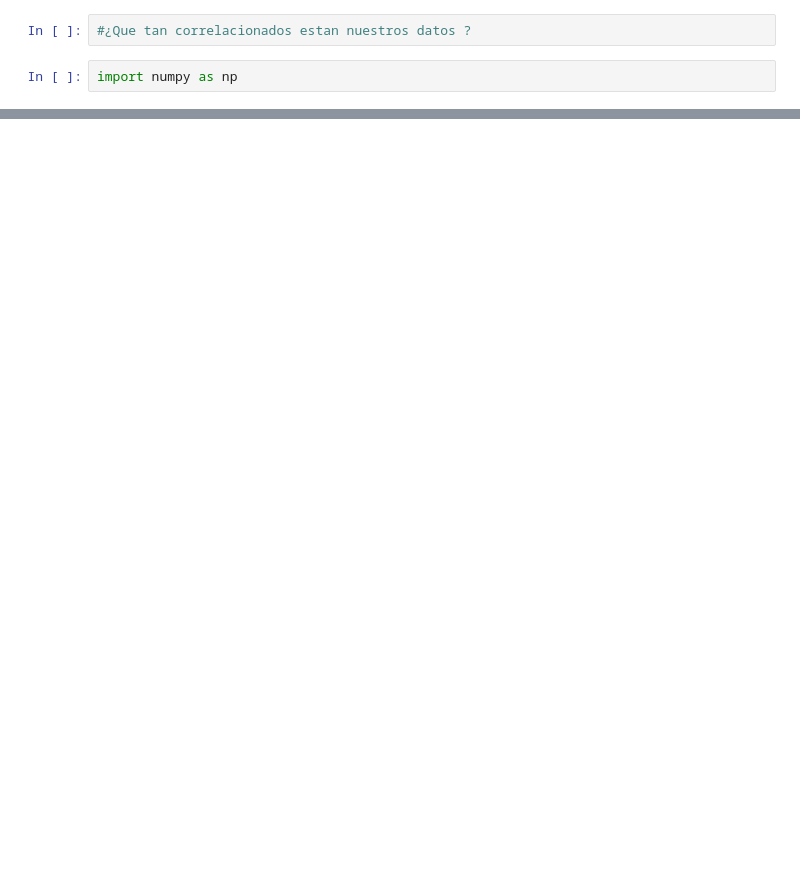
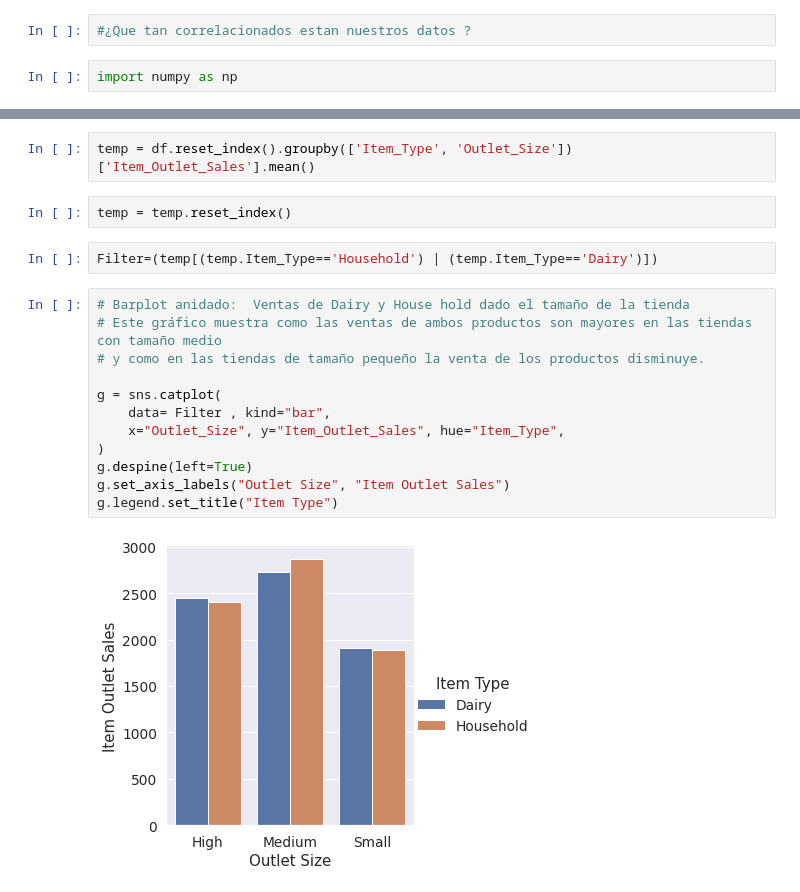
Before and after one commit to LuisaUpegui/sales_predictions-, a Jupyter notebook: sales_predictions.ipynb, the cells around one changed output, grey strips where cells are left out. Cells and saved outputs as stored; diff of their text form; blank space fills up the shorter version.

```diff
--- a/sales_predictions.ipynb
+++ b/sales_predictions.ipynb
@@ -340,0 +324,20 @@ plt.show()
+# %%
+temp = df.reset_index().groupby(['Item_Type', 'Outlet_Size'])['Item_Outlet_Sales'].mean()
+# %%
+temp = temp.reset_index()
+# %%
+Filter=(temp[(temp.Item_Type=='Household') | (temp.Item_Type=='Dairy')])
+# %%
+# Barplot anidado:  Ventas de Dairy y House hold dado el tamaño de la tienda
+# Este gráfico muestra como las ventas de ambos productos son mayores en las tiendas con tamaño medio
+# y como en las tiendas de tamaño pequeño la venta de los productos disminuye.
+
+g = sns.catplot(
+    data= Filter , kind="bar",
+    x="Outlet_Size", y="Item_Outlet_Sales", hue="Item_Type",
+)
+g.despine(left=True)
+g.set_axis_labels("Outlet Size", "Item Outlet Sales")
+g.legend.set_title("Item Type")
+# %% [output]
+[figure, added]
```
Also changed, not shown: parts of 15 cells of this notebook.
